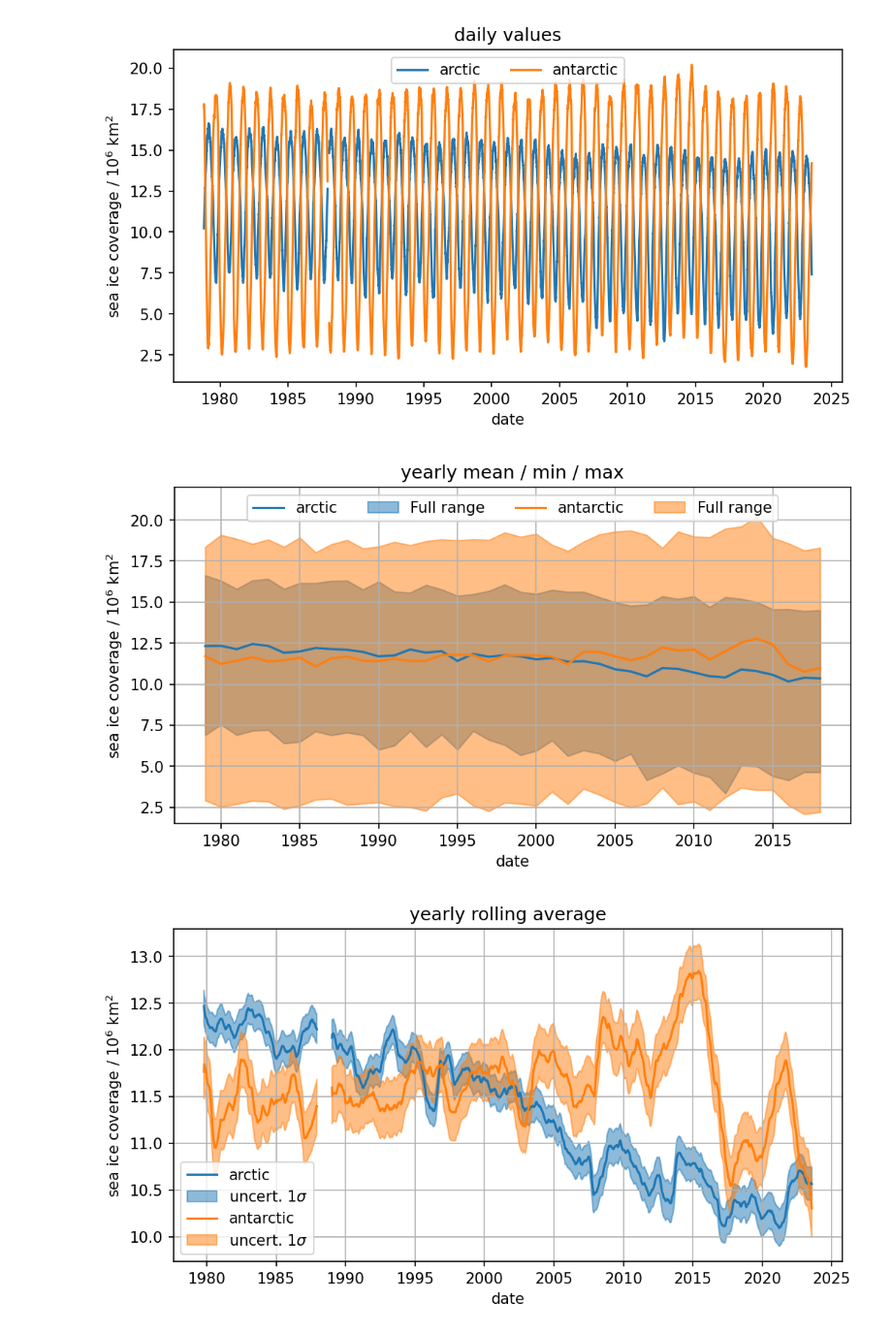
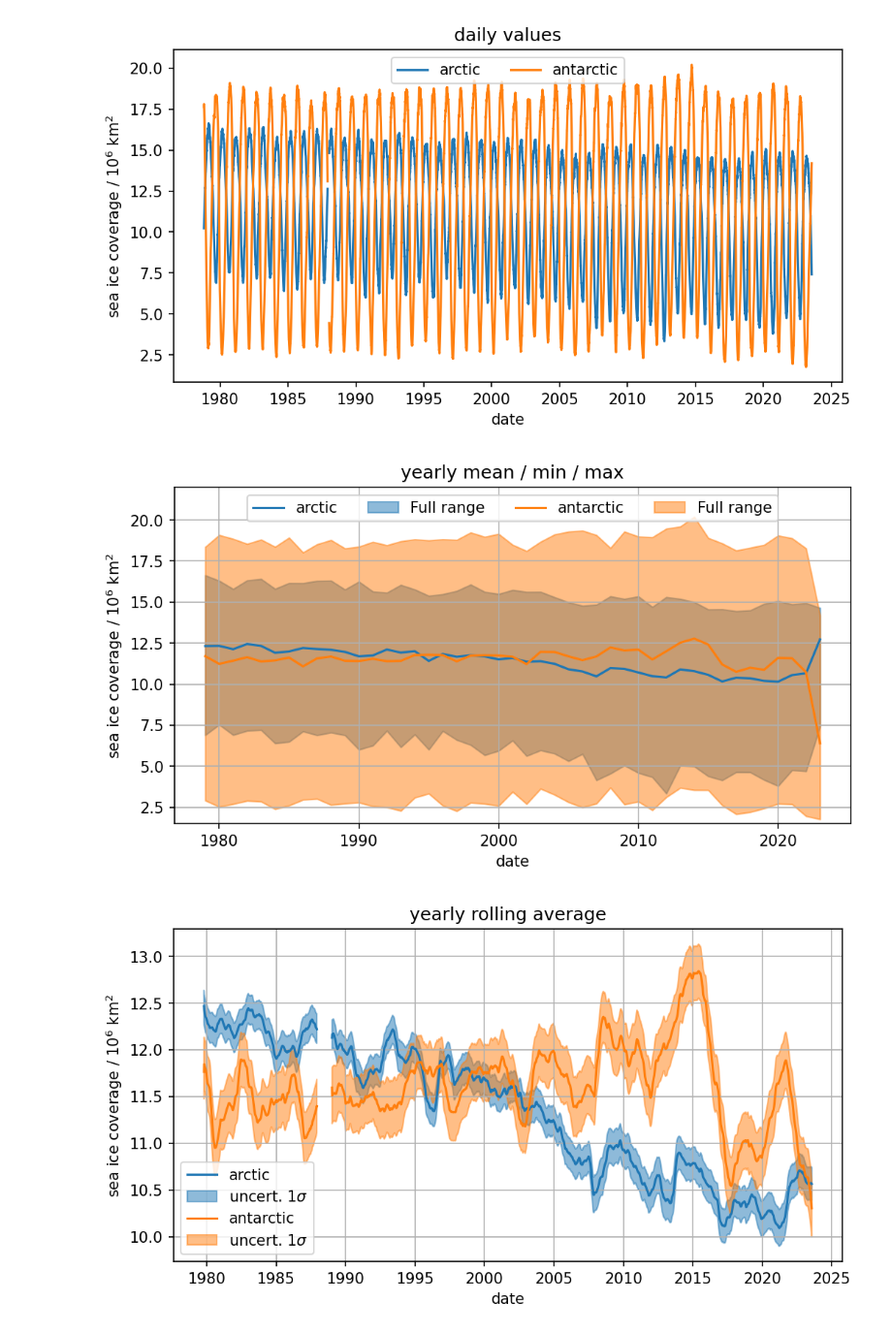
Before and after one commit to s4f-dortmund/open_data_notebooks, a Jupyter notebook: 2019-06-26_extent_analysis.ipynb, the cells around one changed output. Shown at 97% size. Cells and saved outputs as stored; diff of their text form; code cells hidden in the pictures.

```diff
--- a/2019-06-26_extent_analysis.ipynb
+++ b/2019-06-26_extent_analysis.ipynb
@@ -115,34 +115,34 @@ Text(0, 0.5, 'sea ice coverage / $10^6$ km$^2$')
 # %%
 plt.figure(figsize=(8,4), dpi=150)
 
 
 for label in ['arctic', 'antarctic']:
 
     # let's take only full years
-    full_years = df.loc['1979-01-01':'2018-12-31']
+    full_years = df.loc['1979-01-01':'2023-07-25']
 
     # aggregate data of each year, using mean, min, max
     by_year = full_years.groupby(full_years.index.year)['extent_' + label].agg(['mean', 'min', 'max'])
 
     l, = plt.plot(by_year.index, by_year['mean'], label=label)
 
     plt.fill_between(
         by_year.index,
         by_year['min'],
         by_year['max'],
         alpha=0.5,
         color=l.get_color(),
         label="Full range"
     )
 
 plt.legend(ncol=4,loc='upper center')
 plt.title('yearly mean / min / max')
 plt.xlabel('date')
 plt.ylim(1.5, 22)
 plt.ylabel('sea ice coverage / $10^6$ km$^2$')
 plt.grid()
 # %% [output]
-[figure, old version]
+[figure, new version]
 # %%
 plt.figure(figsize=(8,4), dpi=150)
 
```
